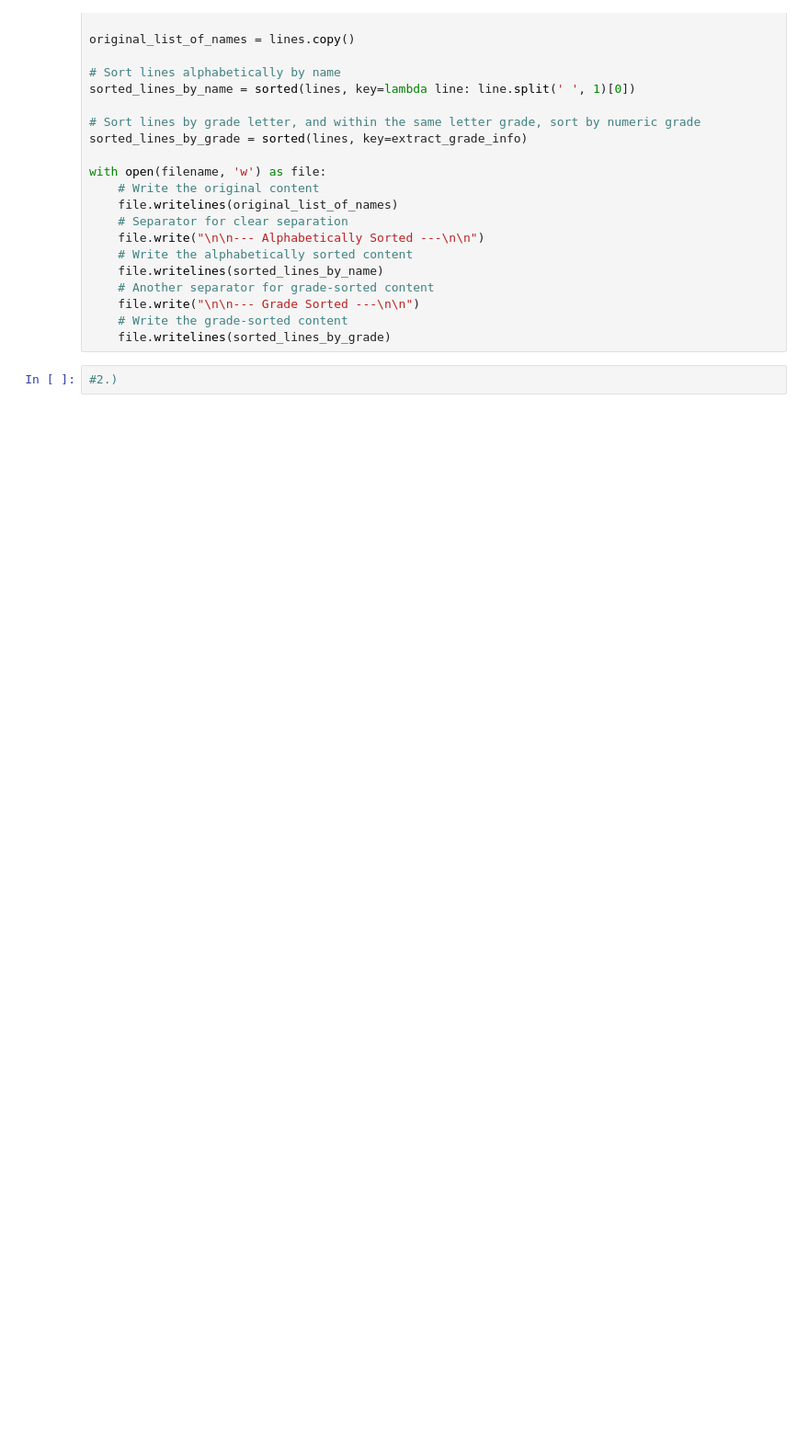
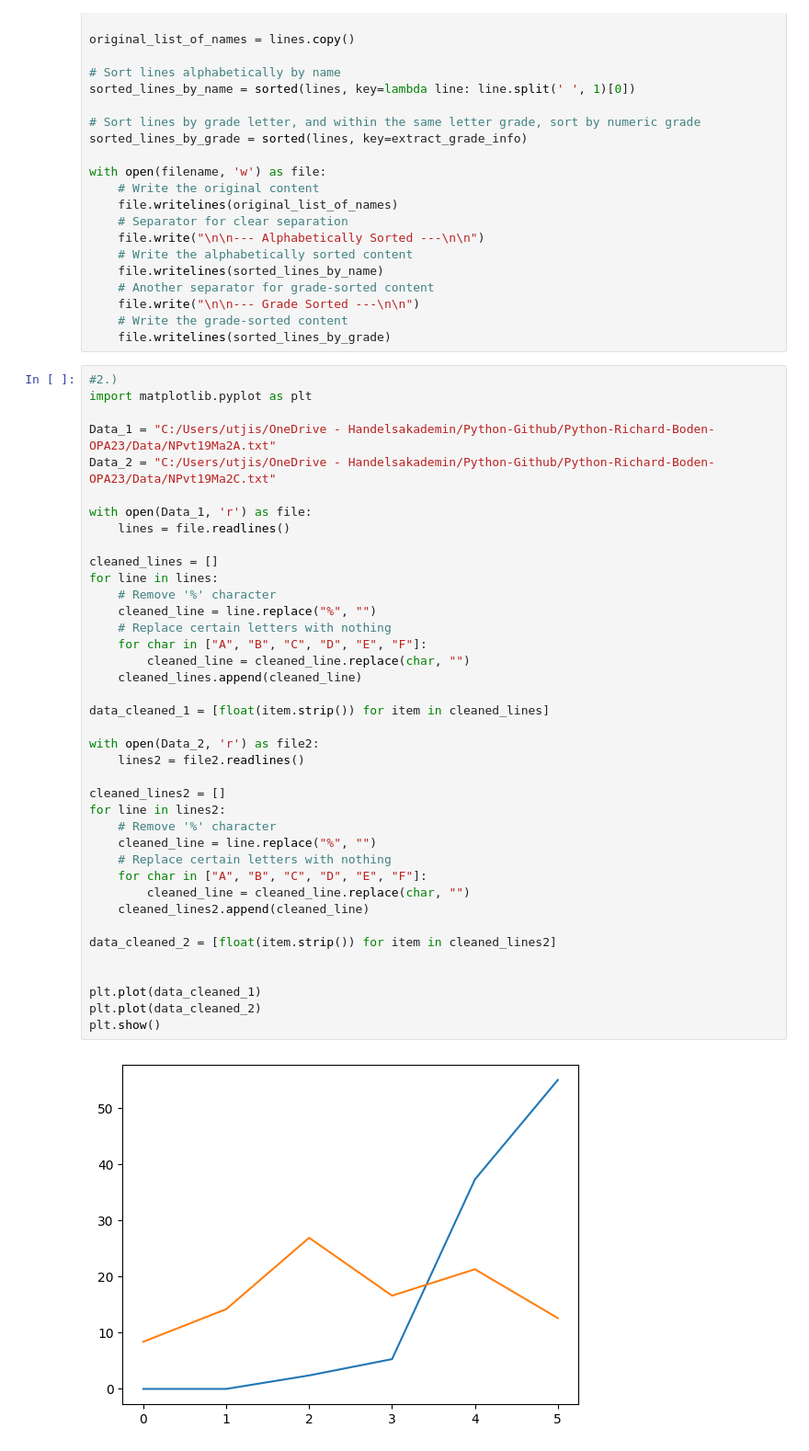
Before and after one commit to Utjiman/Python-Richard-Boden-OPA23, a Jupyter notebook: Exercise/0.08_file_handling.ipynb, the cells around one changed output. Shown: that part at 92% size. Saved outputs shown, nothing was run; the diff lists cells and outputs as text; blank space fills up the shorter version.

```diff
--- a/Exercise/0.08_file_handling.ipynb
+++ b/Exercise/0.08_file_handling.ipynb
@@ -227,5 +227,44 @@ with open(filename, 'w') as file:
     file.write("\n\n--- Grade Sorted ---\n\n")
     # Write the grade-sorted content
     file.writelines(sorted_lines_by_grade)
-# %%
-#2.)
+# %%
+#2.)
+import matplotlib.pyplot as plt
+
+Data_1 = "C:/Users/utjis/OneDrive - Handelsakademin/Python-Github/Python-Richard-Boden-OPA23/Data/NPvt19Ma2A.txt"
+Data_2 = "C:/Users/utjis/OneDrive - Handelsakademin/Python-Github/Python-Richard-Boden-OPA23/Data/NPvt19Ma2C.txt"
+
+with open(Data_1, 'r') as file:
+    lines = file.readlines()
+
+cleaned_lines = []
+for line in lines:
+    # Remove '%' character
+    cleaned_line = line.replace("%", "")
+    # Replace certain letters with nothing
+    for char in ["A", "B", "C", "D", "E", "F"]:
+        cleaned_line = cleaned_line.replace(char, "")
+    cleaned_lines.append(cleaned_line)
+
+data_cleaned_1 = [float(item.strip()) for item in cleaned_lines]
+
+with open(Data_2, 'r') as file2:
+    lines2 = file2.readlines()
+
+cleaned_lines2 = []
+for line in lines2:
+    # Remove '%' character
+    cleaned_line = line.replace("%", "")
+    # Replace certain letters with nothing
+    for char in ["A", "B", "C", "D", "E", "F"]:
+        cleaned_line = cleaned_line.replace(char, "")
+    cleaned_lines2.append(cleaned_line)
+
+data_cleaned_2 = [float(item.strip()) for item in cleaned_lines2]
+
+
+plt.plot(data_cleaned_1)
+plt.plot(data_cleaned_2)
+plt.show()
+# %% [output]
+[figure, added]
```
Also changed, not shown: parts of 1 cell of this notebook, 6 other files.
